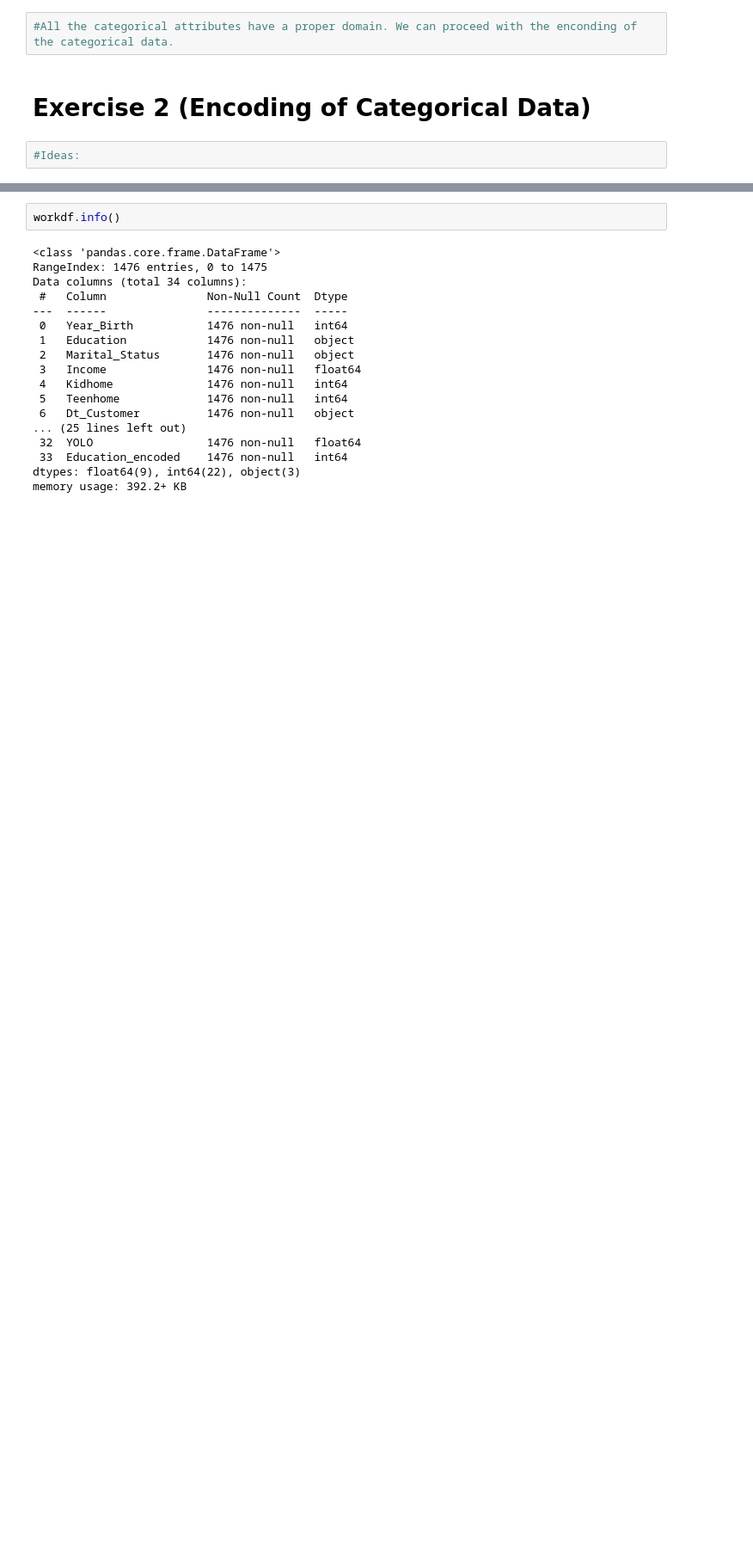
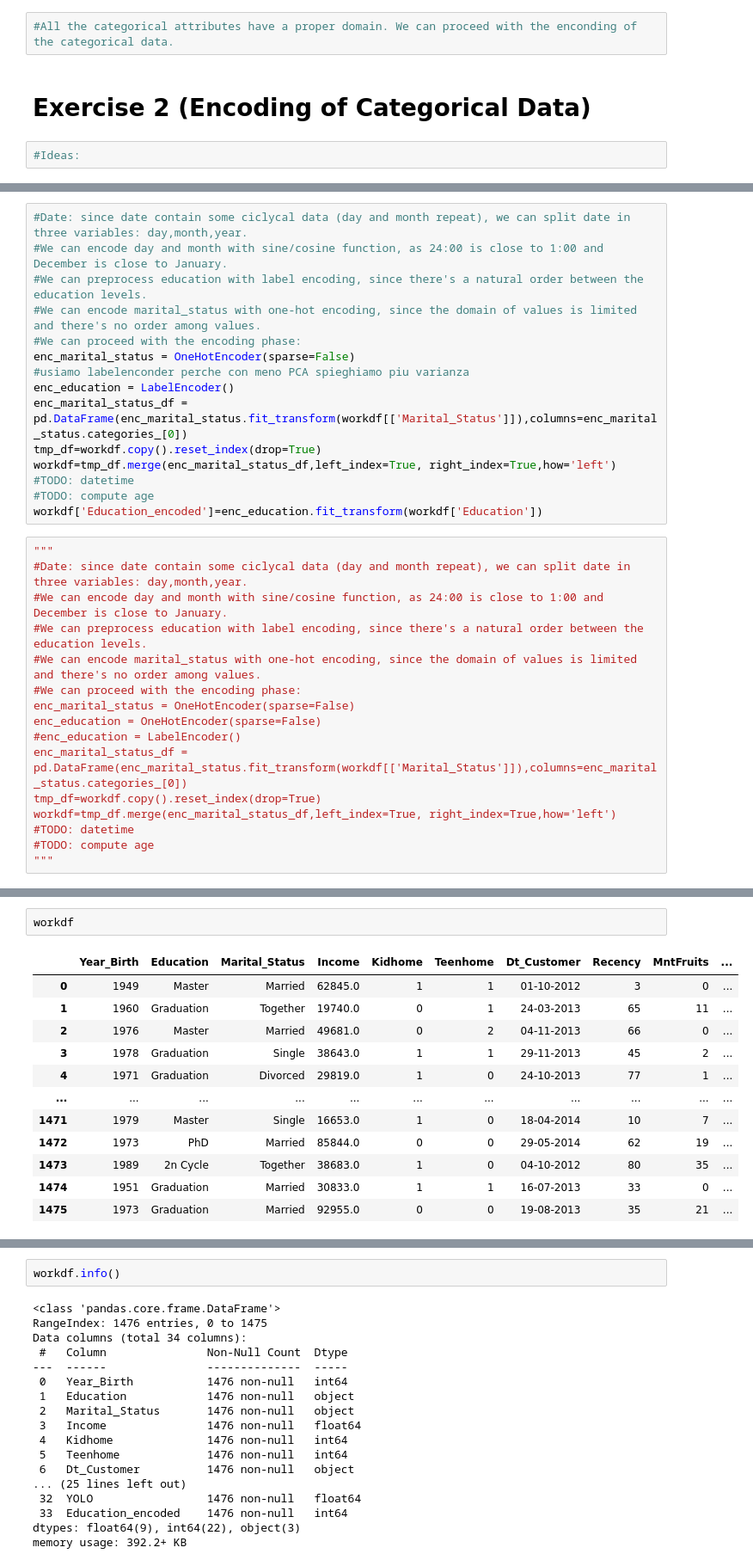
Before and after one commit to mattiaottoborgo/HW_PCA, a Jupyter notebook: HW_PCA.ipynb, the cells around one changed output, grey strips where cells are left out. Shown: that part at 86% size. Cells and saved outputs as stored; diff of their text form; blank space fills up the shorter version.

```diff
--- a/HW_PCA.ipynb
+++ b/HW_PCA.ipynb
@@ -131,0 +138,31 @@ workdf=tmp_df.merge(enc_marital_status_df,left_index=True, right_index=True,how=
+# %%
+#Date: since date contain some ciclycal data (day and month repeat), we can split date in three variables: day,month,year.
+#We can encode day and month with sine/cosine function, as 24:00 is close to 1:00 and December is close to January.
+#We can preprocess education with label encoding, since there's a natural order between the education levels.
+#We can encode marital_status with one-hot encoding, since the domain of values is limited and there's no order among values.
+#We can proceed with the encoding phase:
+enc_marital_status = OneHotEncoder(sparse=False)
+#usiamo labelenconder perche con meno PCA spieghiamo piu varianza
+enc_education = LabelEncoder()
+enc_marital_status_df = pd.DataFrame(enc_marital_status.fit_transform(workdf[['Marital_Status']]),columns=enc_marital_status.categories_[0])
+tmp_df=workdf.copy().reset_index(drop=True)
+workdf=tmp_df.merge(enc_marital_status_df,left_index=True, right_index=True,how='left')
+#TODO: datetime
+#TODO: compute age
+workdf['Education_encoded']=enc_education.fit_transform(workdf['Education'])
+# %%
+"""
+#Date: since date contain some ciclycal data (day and month repeat), we can split date in three variables: day,month,year.
+#We can encode day and month with sine/cosine function, as 24:00 is close to 1:00 and December is close to January.
+#We can preprocess education with label encoding, since there's a natural order between the education levels.
+#We can encode marital_status with one-hot encoding, since the domain of values is limited and there's no order among values.
+#We can proceed with the encoding phase:
+enc_marital_status = OneHotEncoder(sparse=False)
+enc_education = OneHotEncoder(sparse=False)
+#enc_education = LabelEncoder()
+enc_marital_status_df = pd.DataFrame(enc_marital_status.fit_transform(workdf[['Marital_Status']]),columns=enc_marital_status.categories_[0])
+tmp_df=workdf.copy().reset_index(drop=True)
+workdf=tmp_df.merge(enc_marital_status_df,left_index=True, right_index=True,how='left')
+#TODO: datetime
+#TODO: compute age
+"""
@@ -131,0 +171,15 @@ workdf=tmp_df.merge(enc_marital_status_df,left_index=True, right_index=True,how=
+# %%
+workdf
+# %% [output]
+|  | Year_Birth | Education | Marital_Status | Income | Kidhome | Teenhome | Dt_Customer | Recency | MntFruits | ... |
+| 0 | 1949 | Master | Married | 62845.0 | 1 | 1 | 01-10-2012 | 3 | 0 | ... |
+| 1 | 1960 | Graduation | Together | 19740.0 | 0 | 1 | 24-03-2013 | 65 | 11 | ... |
+| 2 | 1976 | Master | Married | 49681.0 | 0 | 2 | 04-11-2013 | 66 | 0 | ... |
+| 3 | 1978 | Graduation | Single | 38643.0 | 1 | 1 | 29-11-2013 | 45 | 2 | ... |
+| 4 | 1971 | Graduation | Divorced | 29819.0 | 1 | 0 | 24-10-2013 | 77 | 1 | ... |
+| ... | ... | ... | ... | ... | ... | ... | ... | ... | ... | ... |
+| 1471 | 1979 | Master | Single | 16653.0 | 1 | 0 | 18-04-2014 | 10 | 7 | ... |
+| 1472 | 1973 | PhD | Married | 85844.0 | 0 | 0 | 29-05-2014 | 62 | 19 | ... |
+| 1473 | 1989 | 2n Cycle | Together | 38683.0 | 1 | 0 | 04-10-2012 | 80 | 35 | ... |
+| 1474 | 1951 | Graduation | Married | 30833.0 | 1 | 1 | 16-07-2013 | 33 | 0 | ... |
+| 1475 | 1973 | Graduation | Married | 92955.0 | 0 | 0 | 19-08-2013 | 35 | 21 | ... |
```
Also changed, not shown: parts of 23 cells of this notebook, 1 other file.
